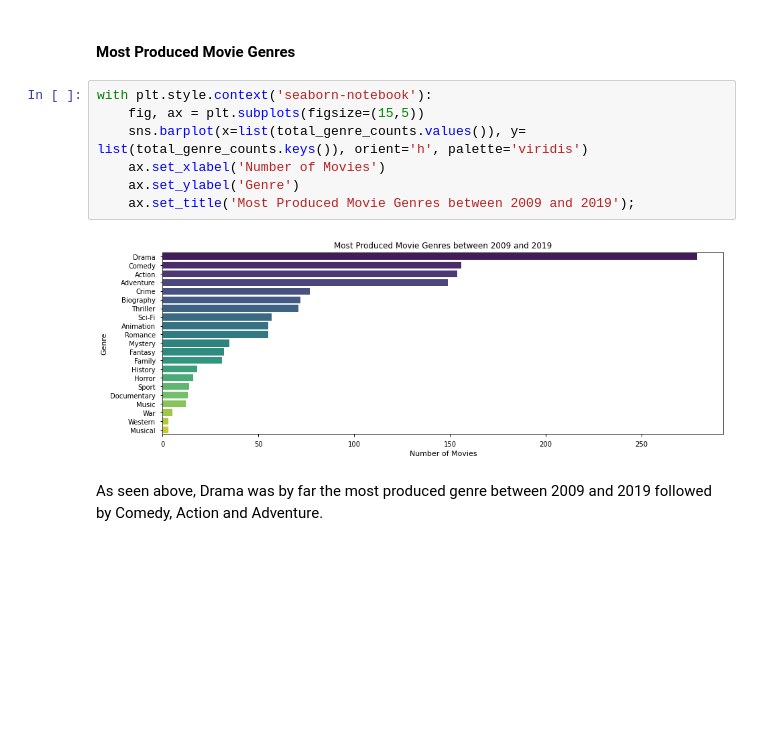
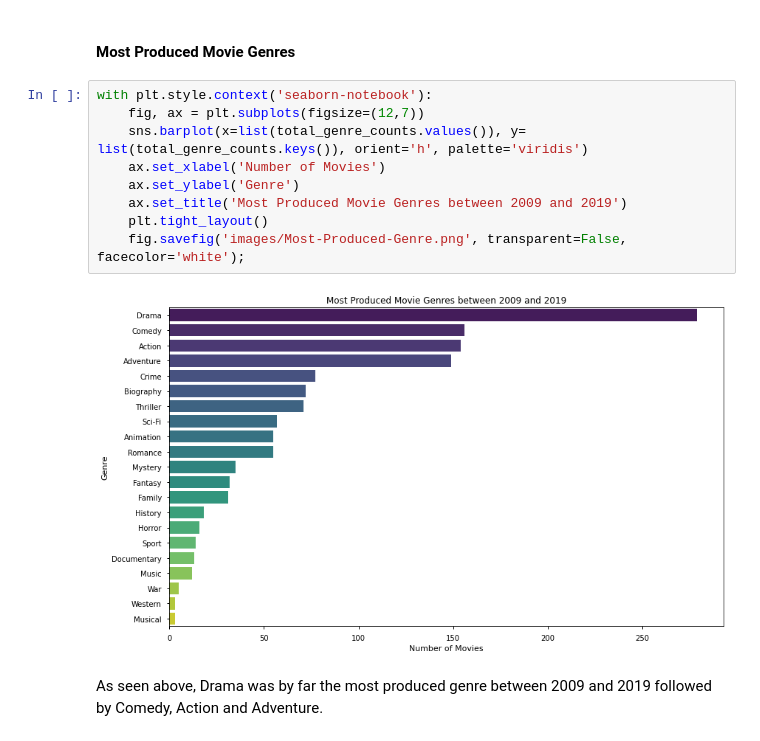
Before and after one commit to ebtezcan/dsc-phase-1-project, a Jupyter notebook: final_notebook.ipynb, the cells around one changed output. Cells and saved outputs as stored; diff of their text form; blank space fills up the shorter version.

Commit message:
Fixed the cutoff graphs with plt tight layout

```diff
--- a/final_notebook.ipynb
+++ b/final_notebook.ipynb
@@ -835,13 +835,15 @@ total_genre_counts
 #### Most Produced Movie Genres
 # %%
 with plt.style.context('seaborn-notebook'):
-    fig, ax = plt.subplots(figsize=(15,5))
+    fig, ax = plt.subplots(figsize=(12,7))
     sns.barplot(x=list(total_genre_counts.values()), y= list(total_genre_counts.keys()), orient='h', palette='viridis')
     ax.set_xlabel('Number of Movies')
     ax.set_ylabel('Genre')
-    ax.set_title('Most Produced Movie Genres between 2009 and 2019');
+    ax.set_title('Most Produced Movie Genres between 2009 and 2019')
+    plt.tight_layout()
+    fig.savefig('images/Most-Produced-Genre.png', transparent=False, facecolor='white');
 # %% [output]
-[figure, old version]
+[figure, new version]
 # %% [markdown]
 As seen above, Drama was by far the most produced genre between 2009 and 2019 followed by Comedy, Action and Adventure.
 # %% [markdown]
```
Also changed, not shown: parts of 3 cells of this notebook, 5 other files.
